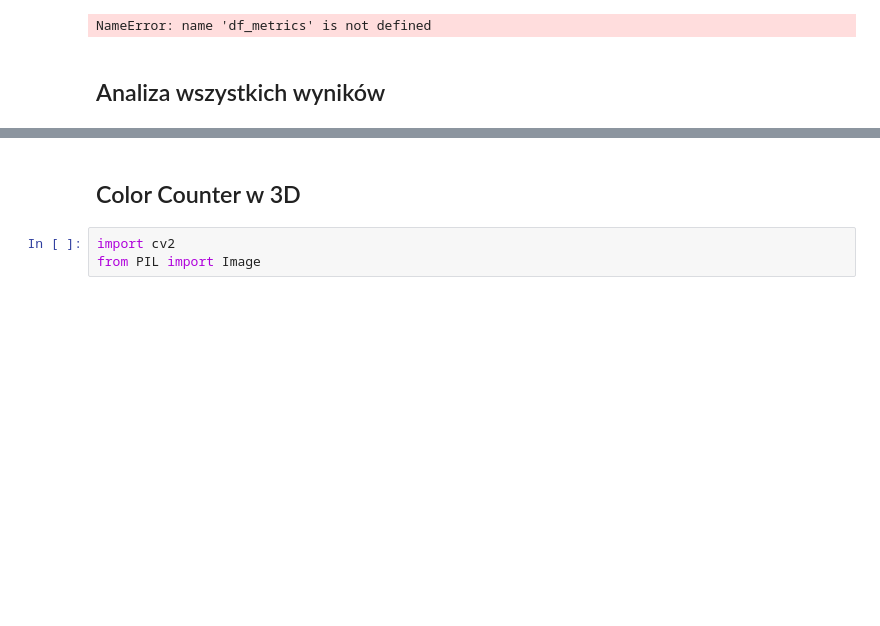
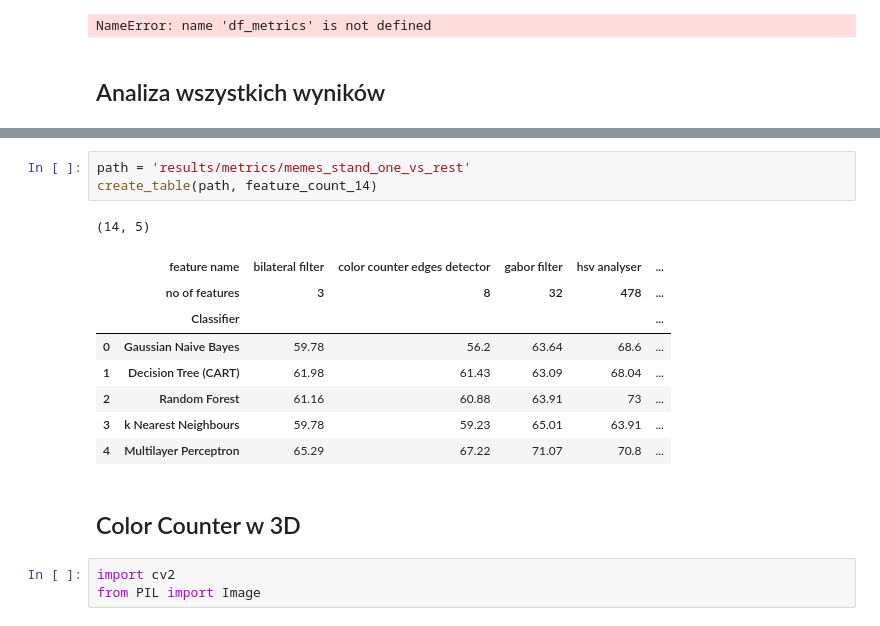
Before and after one commit to lukaszsus/memotion-images-analysis, a Jupyter notebook: experiment_scripts/pandas_dataframes_results.ipynb, the cells around one changed output, grey strips where cells are left out. Saved outputs shown, nothing was run; the diff lists cells and outputs as text; blank space fills up the shorter version.

```diff
--- a/experiment_scripts/pandas_dataframes_results.ipynb
+++ b/experiment_scripts/pandas_dataframes_results.ipynb
@@ -141,3 +182,16 @@ create_table(path)
+# %%
+path = 'results/metrics/memes_stand_one_vs_rest'
+create_table(path, feature_count_14)
+# %% [output]
+(14, 5)
+|  | feature name | bilateral filter | color counter edges detector | gabor filter | hsv analyser | ... |
+|  | no of features | 3 | 8 | 32 | 478 | ... |
+|  | Classifier |  |  |  |  | ... |
+| 0 | Gaussian Naive Bayes | 59.78 | 56.2 | 63.64 | 68.6 | ... |
+| 1 | Decision Tree (CART) | 61.98 | 61.43 | 63.09 | 68.04 | ... |
+| 2 | Random Forest | 61.16 | 60.88 | 63.91 | 73 | ... |
+| 3 | k Nearest Neighbours | 59.78 | 59.23 | 65.01 | 63.91 | ... |
+| 4 | Multilayer Perceptron | 65.29 | 67.22 | 71.07 | 70.8 | ... |
 # %% [markdown]
 ## Color Counter w 3D
 # %%
```
Also changed, not shown: parts of 9 cells of this notebook, 7 other files.
